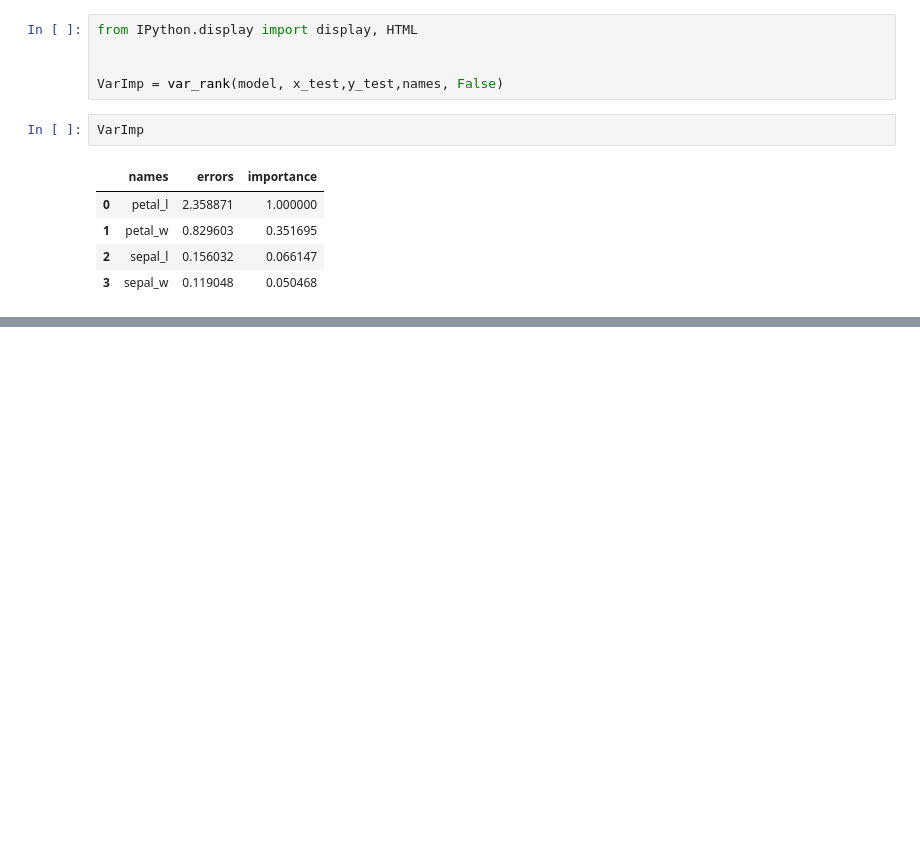
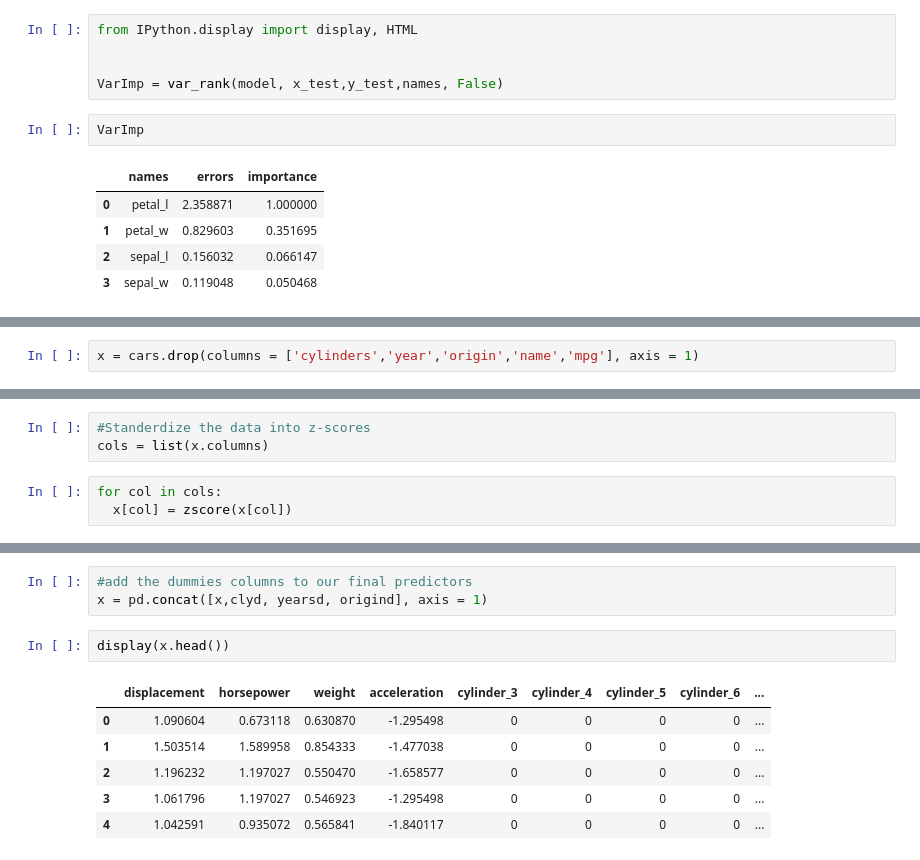
Before and after one commit to martinpius/Applied-Predictive-Modeling2, a Jupyter notebook: Ensemble_Models.ipynb, the cells around one changed output, grey strips where cells are left out. Drawn from its saved outputs; the diff is of its cells as text; blank space fills up the shorter version.

```diff
--- a/Ensemble_Models.ipynb
+++ b/Ensemble_Models.ipynb
@@ -191,0 +222,2 @@ VarImp
+# %%
+x = cars.drop(columns = ['cylinders','year','origin','name','mpg'], axis = 1)
@@ -191,0 +233,6 @@ VarImp
+# %%
+#Standerdize the data into z-scores
+cols = list(x.columns)
+# %%
+for col in cols:
+  x[col] = zscore(x[col])
@@ -191,0 +248,12 @@ VarImp
+# %%
+#add the dummies columns to our final predictors
+x = pd.concat([x,clyd, yearsd, origind], axis = 1)
+# %%
+display(x.head())
+# %% [output]
+|  | displacement | horsepower | weight | acceleration | cylinder_3 | cylinder_4 | cylinder_5 | cylinder_6 | ... |
+| 0 | 1.090604 | 0.673118 | 0.630870 | -1.295498 | 0 | 0 | 0 | 0 | ... |
+| 1 | 1.503514 | 1.589958 | 0.854333 | -1.477038 | 0 | 0 | 0 | 0 | ... |
+| 2 | 1.196232 | 1.197027 | 0.550470 | -1.658577 | 0 | 0 | 0 | 0 | ... |
+| 3 | 1.061796 | 1.197027 | 0.546923 | -1.295498 | 0 | 0 | 0 | 0 | ... |
+| 4 | 1.042591 | 0.935072 | 0.565841 | -1.840117 | 0 | 0 | 0 | 0 | ... |
```
Also changed, not shown: parts of 17 cells of this notebook.
